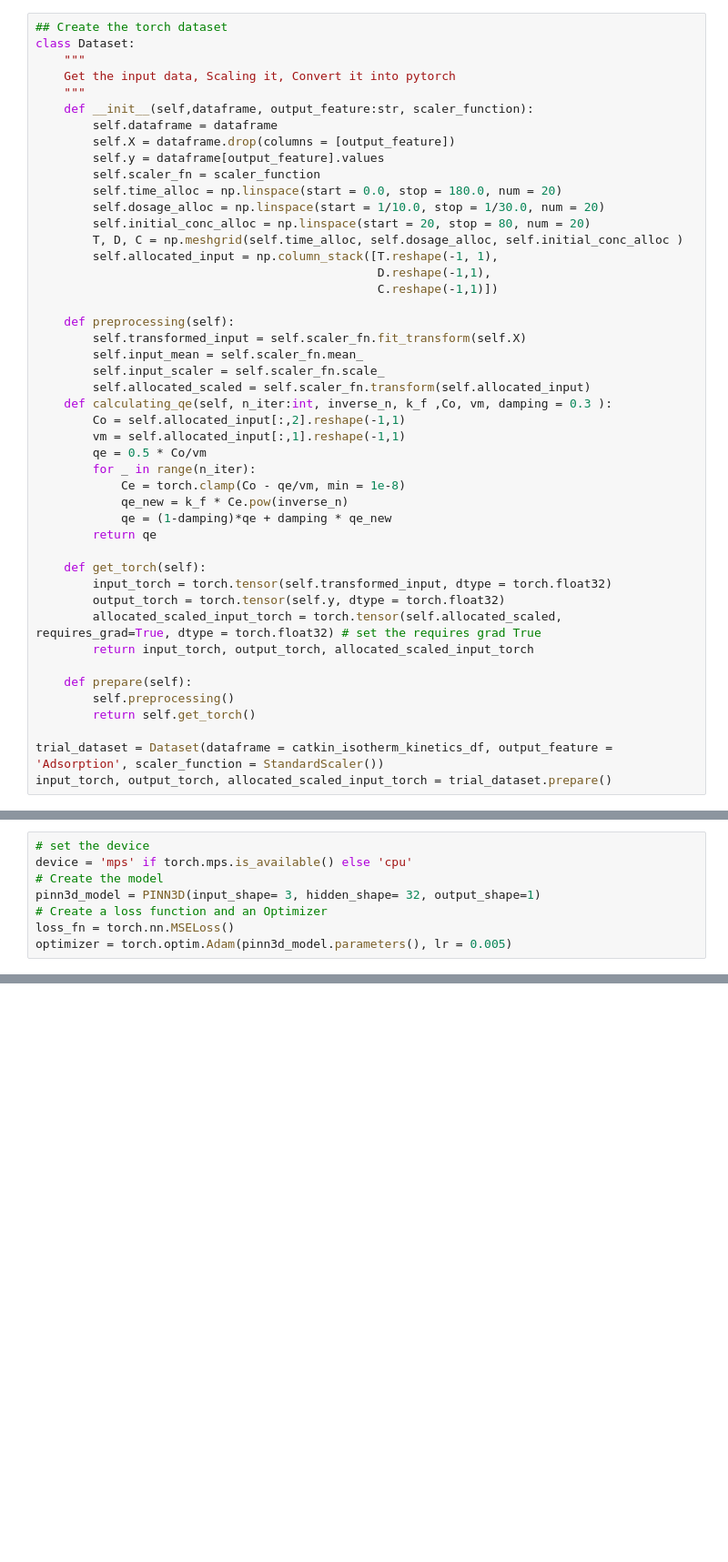
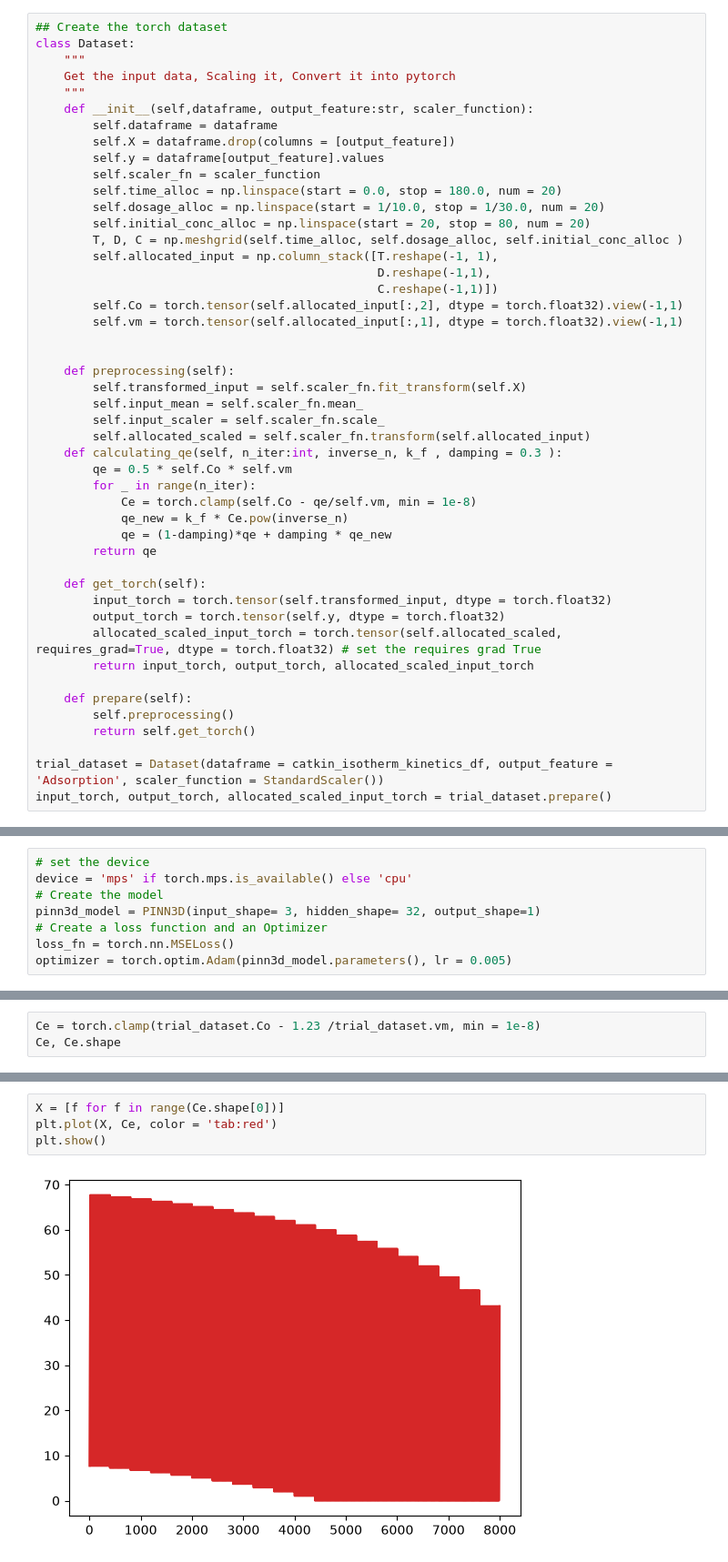
Before and after one commit to Tinonturja/Catkin_Biofilm_Adsorption, a Jupyter notebook: labaratory.ipynb, the cells around one changed output, grey strips where cells are left out. Shown at 91% size. Cells and saved outputs as stored; diff of their text form; blank space fills up the shorter version.

```diff
--- a/labaratory.ipynb
+++ b/labaratory.ipynb
@@ -1127,18 +1079,19 @@ class Dataset:
         self.allocated_input = np.column_stack([T.reshape(-1, 1),
                                                 D.reshape(-1,1),
                                                 C.reshape(-1,1)])
+        self.Co = torch.tensor(self.allocated_input[:,2], dtype = torch.float32).view(-1,1)
+        self.vm = torch.tensor(self.allocated_input[:,1], dtype = torch.float32).view(-1,1)
+
 
     def preprocessing(self):
         self.transformed_input = self.scaler_fn.fit_transform(self.X)
         self.input_mean = self.scaler_fn.mean_
         self.input_scaler = self.scaler_fn.scale_
         self.allocated_scaled = self.scaler_fn.transform(self.allocated_input)
-    def calculating_qe(self, n_iter:int, inverse_n, k_f ,Co, vm, damping = 0.3 ):
-        Co = self.allocated_input[:,2].reshape(-1,1)
-        vm = self.allocated_input[:,1].reshape(-1,1)
-        qe = 0.5 * Co/vm
+    def calculating_qe(self, n_iter:int, inverse_n, k_f , damping = 0.3 ):
+        qe = 0.5 * self.Co * self.vm
         for _ in range(n_iter):
-            Ce = torch.clamp(Co - qe/vm, min = 1e-8)
+            Ce = torch.clamp(self.Co - qe/self.vm, min = 1e-8)
             qe_new = k_f * Ce.pow(inverse_n)
             qe = (1-damping)*qe + damping * qe_new
         return qe
@@ -1348,0 +1313,3 @@ def training(epochs:int,
+# %%
+Ce = torch.clamp(trial_dataset.Co - 1.23 /trial_dataset.vm, min = 1e-8)
+Ce, Ce.shape
@@ -1348,0 +1331,6 @@ def training(epochs:int,
+# %%
+X = [f for f in range(Ce.shape[0])]
+plt.plot(X, Ce, color = 'tab:red')
+plt.show()
+# %% [output]
+[figure, added]
```
Also changed, not shown: parts of 15 cells of this notebook, 1 other file.
